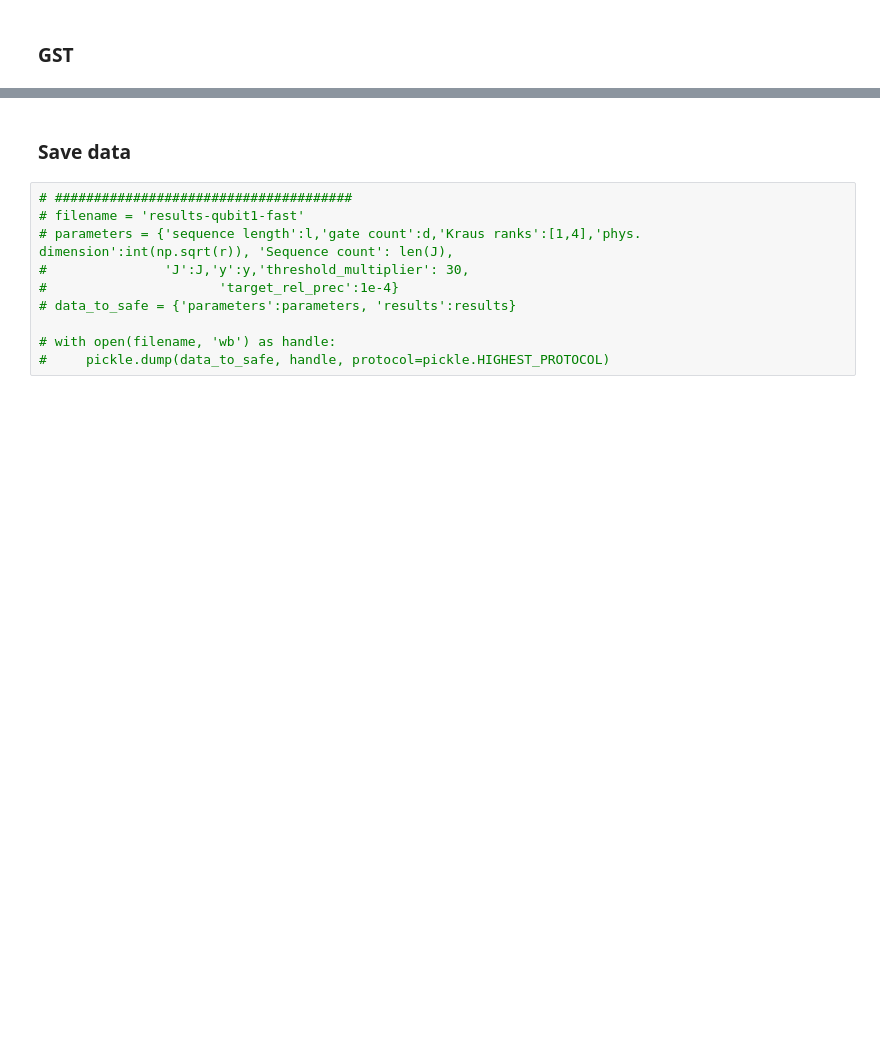
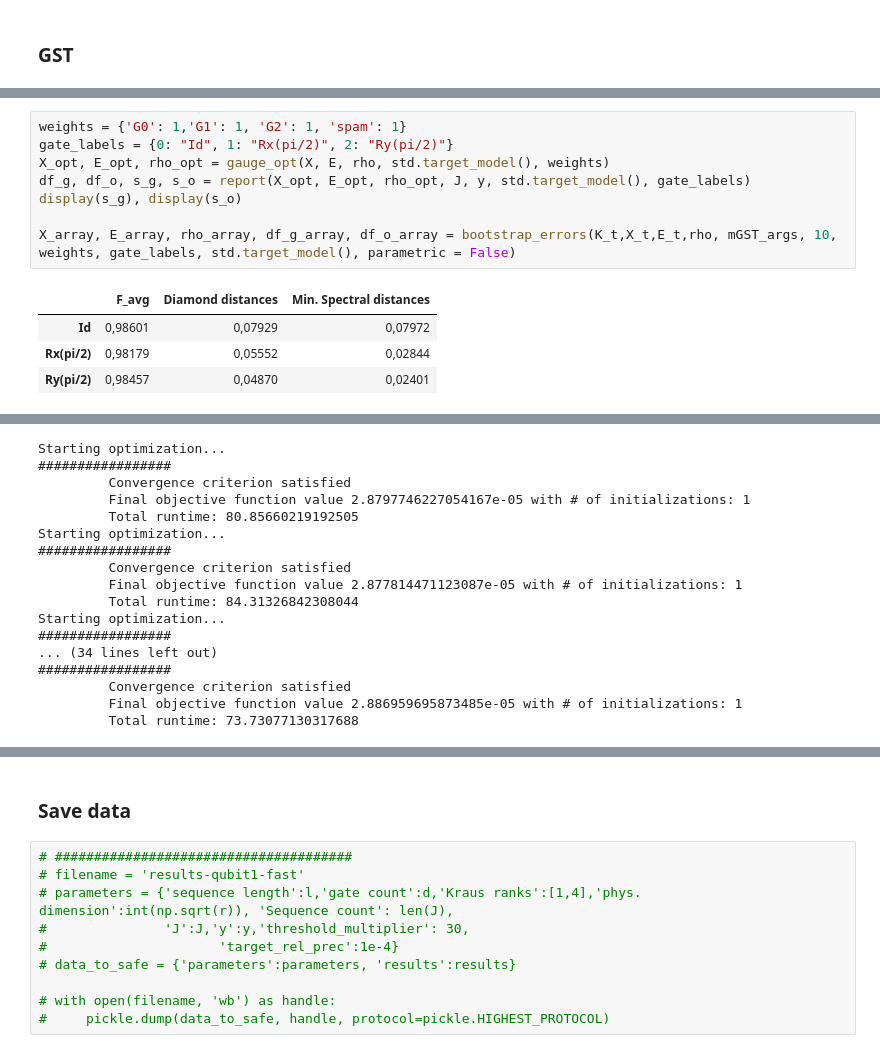
Before and after one commit to rabrie/qibocal, a Jupyter notebook: qw5q-single-qubit/qw5q-single.ipynb, the cells around one changed output, grey strips where cells are left out. Saved outputs shown, nothing was run; the diff lists cells and outputs as text; blank space fills up the shorter version.

```diff
--- a/qw5q-single-qubit/qw5q-single.ipynb
+++ b/qw5q-single-qubit/qw5q-single.ipynb
@@ -71,0 +106,13 @@ Optimization successful, improving estimate over full data....
+# %%
+weights = {'G0': 1,'G1': 1, 'G2': 1, 'spam': 1}
+gate_labels = {0: "Id", 1: "Rx(pi/2)", 2: "Ry(pi/2)"}
+X_opt, E_opt, rho_opt = gauge_opt(X, E, rho, std.target_model(), weights)
+df_g, df_o, s_g, s_o = report(X_opt, E_opt, rho_opt, J, y, std.target_model(), gate_labels)
+display(s_g), display(s_o)
+
+X_array, E_array, rho_array, df_g_array, df_o_array = bootstrap_errors(K_t,X_t,E_t,rho, mGST_args, 10, weights, gate_labels, std.target_model(), parametric = False)
+# %% [output]
+|  | F_avg | Diamond distances | Min. Spectral distances |
+| Id | 0,98601 | 0,07929 | 0,07972 |
+| Rx(pi/2) | 0,98179 | 0,05552 | 0,02844 |
+| Ry(pi/2) | 0,98457 | 0,04870 | 0,02401 |
@@ -71,0 +121,17 @@ Optimization successful, improving estimate over full data....
+Starting optimization...
+#################
+         Convergence criterion satisfied
+         Final objective function value 2.8797746227054167e-05 with # of initializations: 1
+         Total runtime: 80.85660219192505
+Starting optimization...
+#################
+         Convergence criterion satisfied
+         Final objective function value 2.877814471123087e-05 with # of initializations: 1
+         Total runtime: 84.31326842308044
+Starting optimization...
+#################
+... (34 lines left out)
+#################
+         Convergence criterion satisfied
+         Final objective function value 2.886959695873485e-05 with # of initializations: 1
+         Total runtime: 73.73077130317688
```
Also changed, not shown: parts of 5 cells of this notebook, 1 other file.
